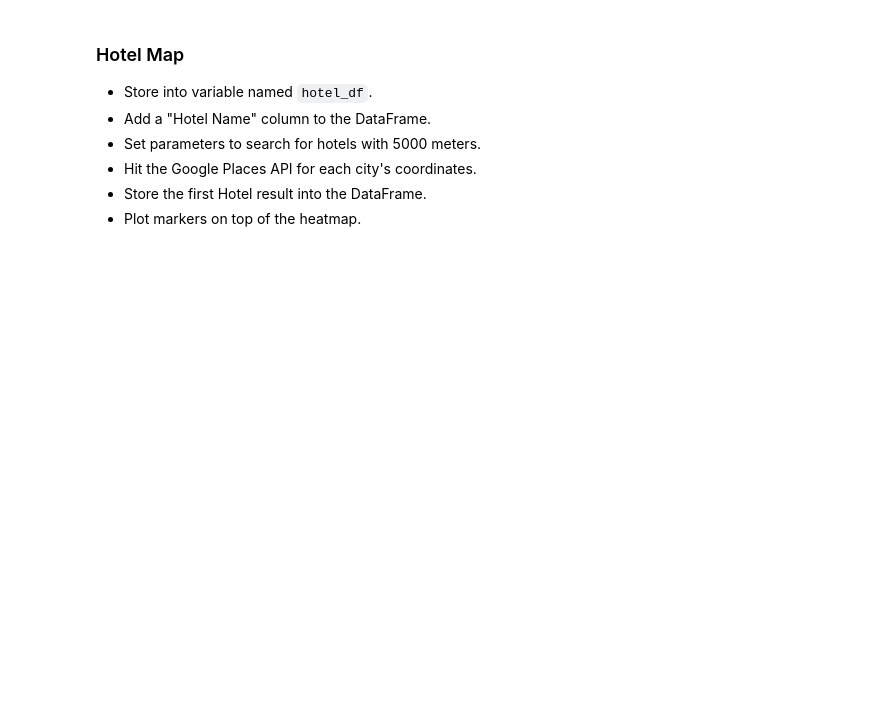
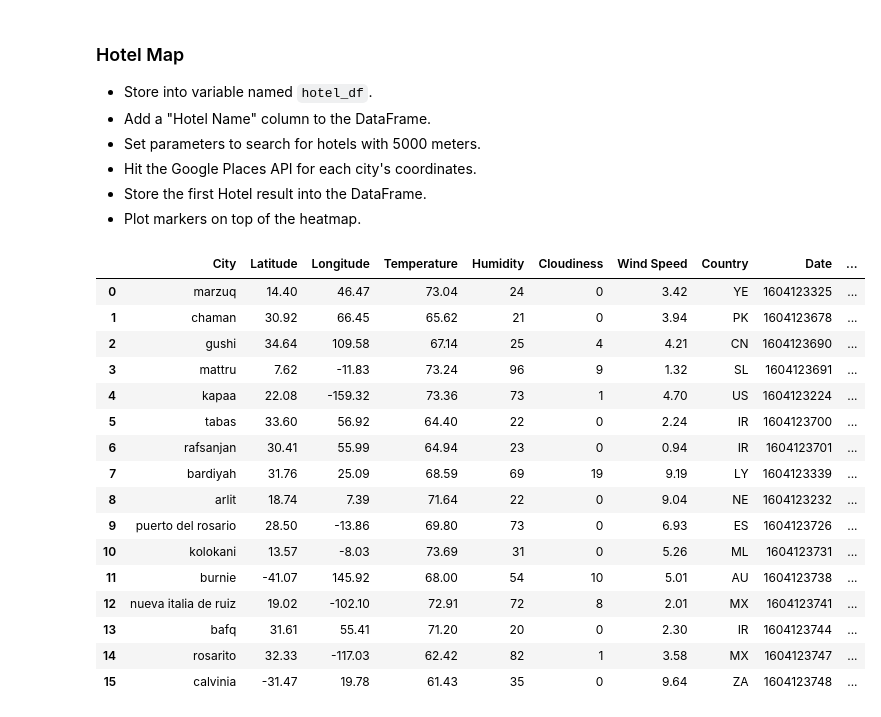
Before and after one commit to Leonardo-Urrutia/python-api-challenge, a Jupyter notebook: VacationPy.ipynb, the cells around one changed output. Saved outputs shown, nothing was run; the diff lists cells and outputs as text; code cells hidden in the pictures; blank space fills up the shorter version.

```diff
--- a/VacationPy.ipynb
+++ b/VacationPy.ipynb
@@ -70,3 +70,7 @@ Figure(layout=FigureLayout(border='1px solid black', height='450px', margin='0 a
 ### Create new DataFrame fitting weather criteria
 * Narrow down the cities to fit weather conditions.
 * Drop any rows will null values.
+# %%
+idealWeather_df = weather_df.loc[(weather_df["Temperature"] > 60) & (weather_df["Temperature"] < 75) & (weather_df["Wind Speed"] < 10) & (weather_df["Cloudiness"] < 20), :]
+hotel_df = idealWeather_df.head(16).reset_index(drop=True)
+hotel_df
@@ -78,3 +100,24 @@ Figure(layout=FigureLayout(border='1px solid black', height='450px', margin='0 a
 * Hit the Google Places API for each city's coordinates.
 * Store the first Hotel result into the DataFrame.
 * Plot markers on top of the heatmap.
+# %%
+hotel_df["Hotel Name"] = ""
+hotel_df
+# %% [output]
+|  | City | Latitude | Longitude | Temperature | Humidity | Cloudiness | Wind Speed | Country | Date | ... |
+| 0 | marzuq | 14.40 | 46.47 | 73.04 | 24 | 0 | 3.42 | YE | 1604123325 | ... |
+| 1 | chaman | 30.92 | 66.45 | 65.62 | 21 | 0 | 3.94 | PK | 1604123678 | ... |
+| 2 | gushi | 34.64 | 109.58 | 67.14 | 25 | 4 | 4.21 | CN | 1604123690 | ... |
+| 3 | mattru | 7.62 | -11.83 | 73.24 | 96 | 9 | 1.32 | SL | 1604123691 | ... |
+| 4 | kapaa | 22.08 | -159.32 | 73.36 | 73 | 1 | 4.70 | US | 1604123224 | ... |
+| 5 | tabas | 33.60 | 56.92 | 64.40 | 22 | 0 | 2.24 | IR | 1604123700 | ... |
+| 6 | rafsanjan | 30.41 | 55.99 | 64.94 | 23 | 0 | 0.94 | IR | 1604123701 | ... |
+| 7 | bardiyah | 31.76 | 25.09 | 68.59 | 69 | 19 | 9.19 | LY | 1604123339 | ... |
+| 8 | arlit | 18.74 | 7.39 | 71.64 | 22 | 0 | 9.04 | NE | 1604123232 | ... |
+| 9 | puerto del rosario | 28.50 | -13.86 | 69.80 | 73 | 0 | 6.93 | ES | 1604123726 | ... |
+| 10 | kolokani | 13.57 | -8.03 | 73.69 | 31 | 0 | 5.26 | ML | 1604123731 | ... |
+| 11 | burnie | -41.07 | 145.92 | 68.00 | 54 | 10 | 5.01 | AU | 1604123738 | ... |
+| 12 | nueva italia de ruiz | 19.02 | -102.10 | 72.91 | 72 | 8 | 2.01 | MX | 1604123741 | ... |
+| 13 | bafq | 31.61 | 55.41 | 71.20 | 20 | 0 | 2.30 | IR | 1604123744 | ... |
+| 14 | rosarito | 32.33 | -117.03 | 62.42 | 82 | 1 | 3.58 | MX | 1604123747 | ... |
+| 15 | calvinia | -31.47 | 19.78 | 61.43 | 35 | 0 | 9.64 | ZA | 1604123748 | ... |
```
Also changed, not shown: parts of 6 cells of this notebook.
